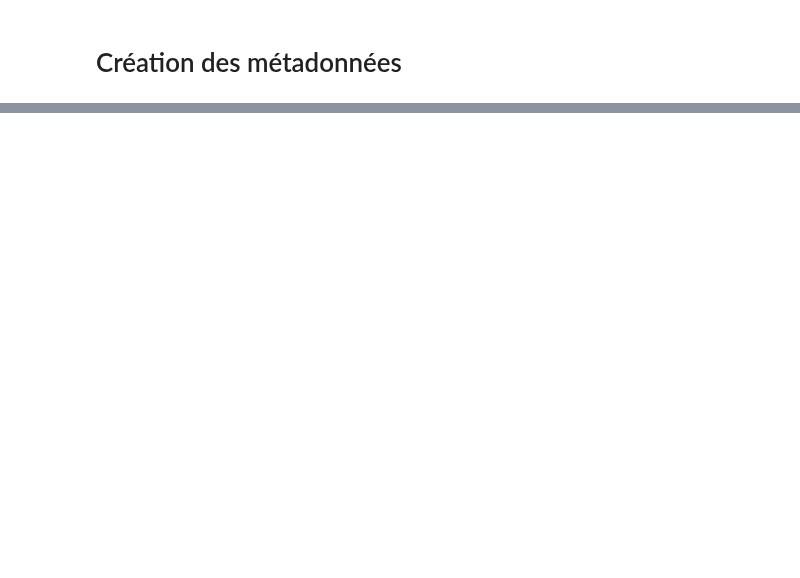
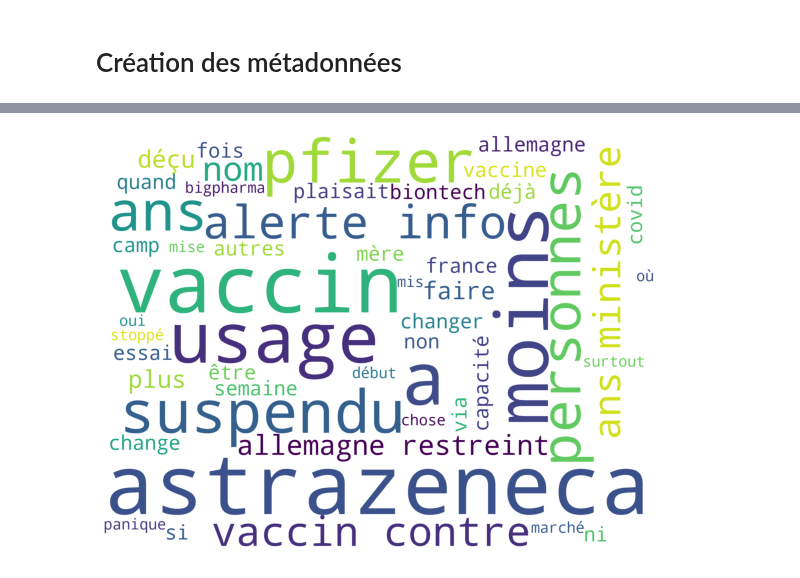
Before and after one commit to konkinit/sentiment_analysis, a Jupyter notebook: Notebook_Analyse.ipynb, the cells around one changed output, grey strips where cells are left out. Cells and saved outputs as stored; diff of their text form; code cells hidden in the pictures; blank space fills up the shorter version.

```diff
--- a/Notebook_Analyse.ipynb
+++ b/Notebook_Analyse.ipynb
@@ -62,0 +85,7 @@ df_tweets["nbre_hashtags"] = df_tweets["text"].apply(lambda x : decompte_hashtag
+# %%
+def decompte_suspension(text):
+    exp_match = re.compile("(\w?\s?[.]{2,5})")
+    res = exp_match.findall(text)
+    return 0 if len(res)== 0 else 1
+df["presence_suspension"] = df["text"].apply(lambda x : decompte_suspension(x))
+df.head()
@@ -62,0 +138,4 @@ df_tweets["nbre_hashtags"] = df_tweets["text"].apply(lambda x : decompte_hashtag
+# %%
+pd.options.display.max_colwidth = 1000
+df["texte1"]=df["text"].apply(lambda x: transforme(x))
+df.tail()
@@ -62,0 +158,3 @@ df_tweets["nbre_hashtags"] = df_tweets["text"].apply(lambda x : decompte_hashtag
+# %%
+#transformer chaque phrase en liste de mots
+df["liste_mots"] = df["texte1"].apply(lambda x: nltk.word_tokenize(x, language ='french'))
@@ -62,0 +170,8 @@ df_tweets["nbre_hashtags"] = df_tweets["text"].apply(lambda x : decompte_hashtag
+# %%
+# Enlever les stopwords
+nltk.download('stopwords')
+from nltk.corpus import stopwords
+stop_words = set(stopwords.words('french'))
+del df["stopword"]
+df["mot_important"] = df["liste_mots"].apply(lambda x: [w for w in x if not w in stop_words])
+df.tail()
@@ -62,0 +207,17 @@ df_tweets["nbre_hashtags"] = df_tweets["text"].apply(lambda x : decompte_hashtag
+# %%
+df_cloud = df[df['label']==-1]
+# join tweets to a single string
+words = ' '.join(df_cloud['texte1'])
+
+wordcloud = WordCloud(stopwords=stop_words,
+                      background_color='white',
+                      width=2000,
+                      height=1500, max_words=50
+                     ).generate(words)
+
+plt.figure(1,figsize=(10, 10))
+plt.imshow(wordcloud)
+plt.axis('off')
+plt.show()
+# %% [output]
+[figure, added]
```
Also changed, not shown: parts of 37 cells of this notebook.
